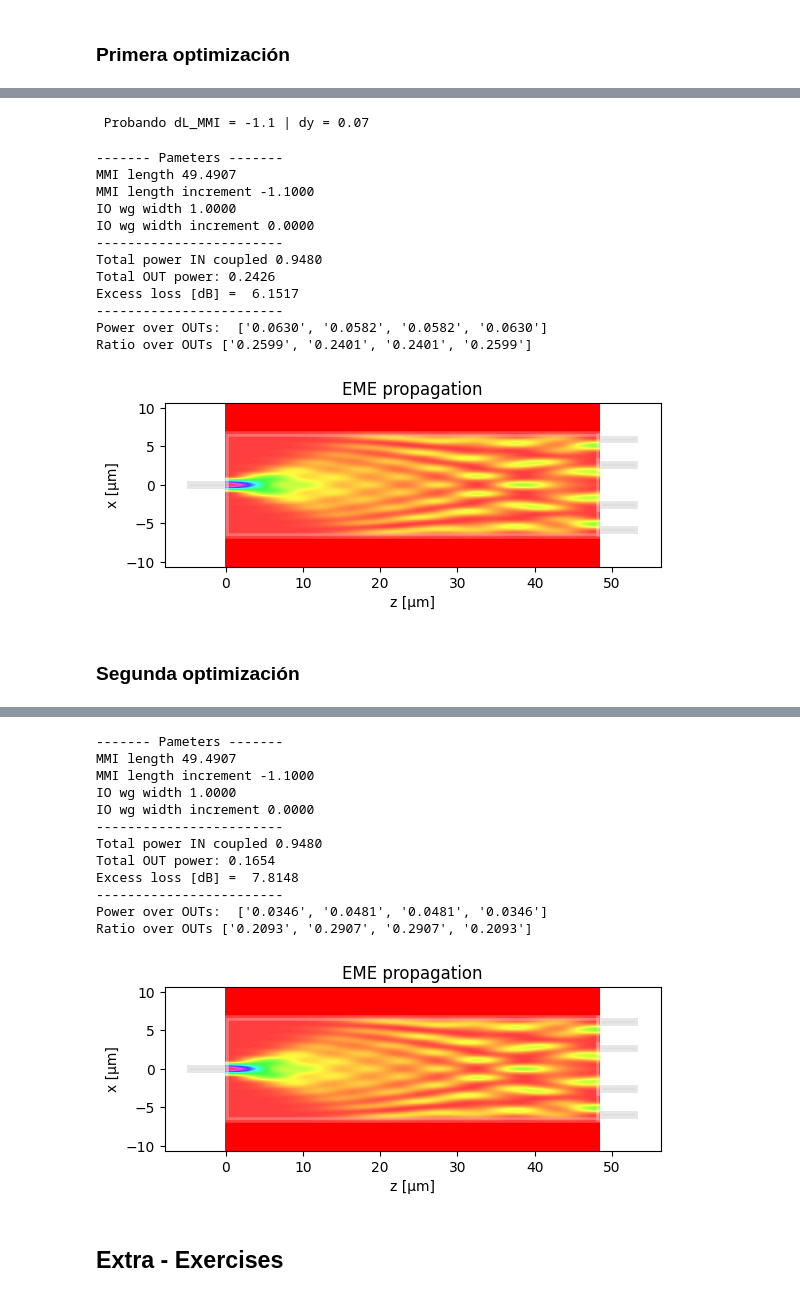
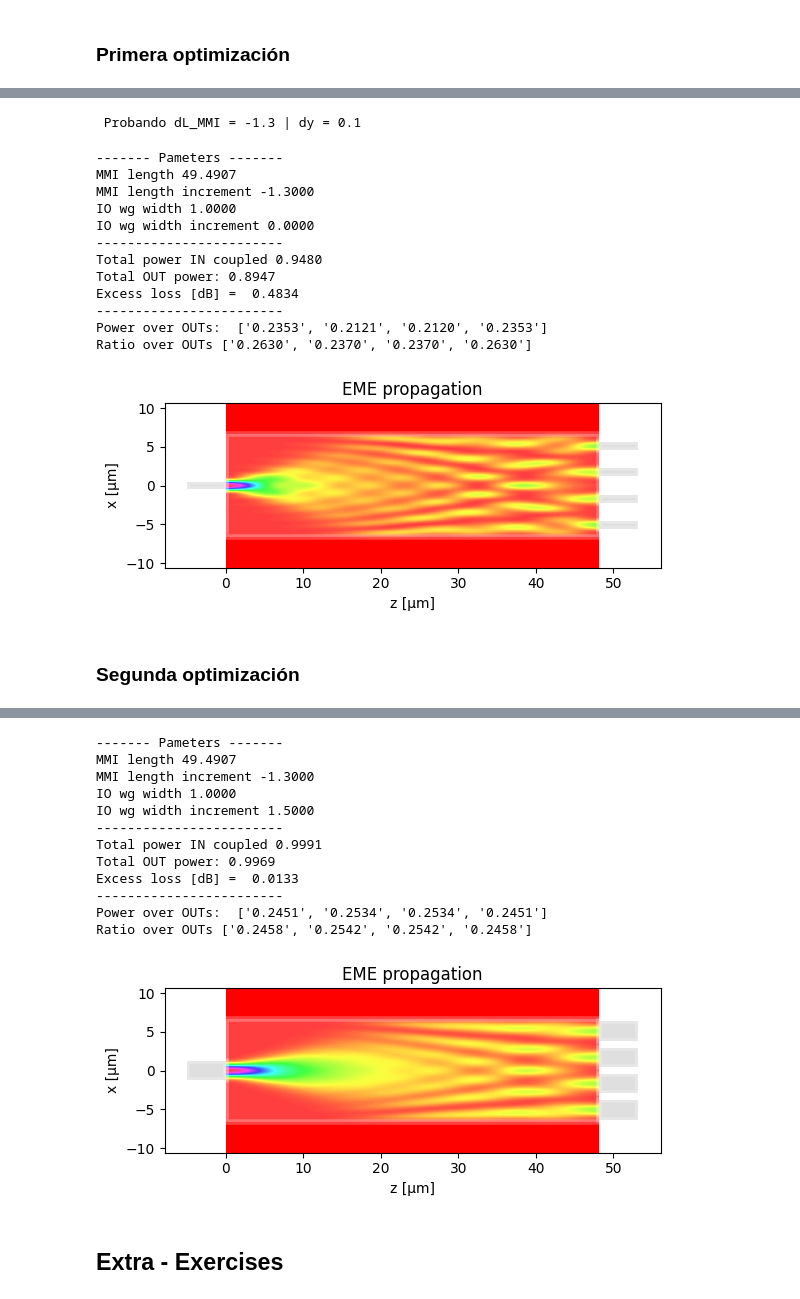
Before and after one commit to snacmuo/pic-upv-lab2, a Jupyter notebook: COUPLERS_Student.ipynb, the cells around one changed output, grey strips where cells are left out. Cells and saved outputs as stored; diff of their text form; code cells hidden in the pictures.

```diff
--- a/COUPLERS_Student.ipynb
+++ b/COUPLERS_Student.ipynb
@@ -1348,43 +1348,43 @@ L_pi =  263.95027837544916  µm
 # %%
-dl = -1.1
-dy = 0.07
+dl = -1.3
+dy = 0.1
 
 print(f"\n Probando dL_MMI = {dl} | dy = {dy}")
 
 m.IN_WVG_positions = np.array([0])
-m.OUT_WVG_positions = mmi_Width * np.array([-3/8, -1/8, 1/8, 3/8] + np.array([-dy,-dy, dy, dy]))
+m.OUT_WVG_positions = mmi_Width * np.array([-3/8, -1/8, 1/8, 3/8]) + np.array([-1.5*dy,-0.5*dy, 0.5*dy, 1.5*dy])
 
 m.L_MMI = 3*L_pi/16
 m.dL_MMI = dl
 
 m.propagation()
 # %% [output]
- Probando dL_MMI = -1.1 | dy = 0.07
+ Probando dL_MMI = -1.3 | dy = 0.1
 ------- Pameters -------
 MMI length 49.4907
-MMI length increment -1.1000
+MMI length increment -1.3000
 IO wg width 1.0000
 IO wg width increment 0.0000
 ------------------------
 Total power IN coupled 0.9480
-Total OUT power: 0.2426
-Excess loss [dB] =  6.1517
+Total OUT power: 0.8947
+Excess loss [dB] =  0.4834
 ------------------------
-Power over OUTs:  ['0.0630', '0.0582', '0.0582', '0.0630']
-Ratio over OUTs ['0.2599', '0.2401', '0.2401', '0.2599']
+Power over OUTs:  ['0.2353', '0.2121', '0.2120', '0.2353']
+Ratio over OUTs ['0.2630', '0.2370', '0.2370', '0.2630']
 [figure]
 # %% [markdown]
 ### Segunda optimización
 # %%
-dl = -1.1
-dy = 0.07
+dl = -1.3
+dy = 0.1
 dw = 1.5
 
 mmi_Width = 13.2
 
 m = MMI_EME()
 m.MMI_width = mmi_Width
-m.MMI_width_dw = dw
+m.wg_width_dw = dw
 m.MMI_num_modes = 30
 
 m.find_all_modes()
@@ -1398,7 +1398,7 @@ m.n_OUT = 4
 print(f"\n Probando dL_MMI = {dl} | dy = {dy} | dw = {dw} ---")
 
 m.IN_WVG_positions = np.array([0])
-m.OUT_WVG_positions = (mmi_Width + 0.35) * np.array([-3/8, -1/8, 1/8, 3/8] + np.array([-dy,-dy, dy, dy]))
+m.OUT_WVG_positions = mmi_Width * np.array([-3/8, -1/8, 1/8, 3/8]) + np.array([-1.5*dy,-0.5*dy, 0.5*dy, 1.5*dy])
 
 m.L_MMI = 3*L_pi/16
 m.dL_MMI = dl
@@ -1411,16 +1411,16 @@ L_pi =  263.9502783752895  µm
 ------- Pameters -------
 MMI length 49.4907
-MMI length increment -1.1000
+MMI length increment -1.3000
 IO wg width 1.0000
-IO wg width increment 0.0000
+IO wg width increment 1.5000
 ------------------------
-Total power IN coupled 0.9480
-Total OUT power: 0.1654
-Excess loss [dB] =  7.8148
+Total power IN coupled 0.9991
+Total OUT power: 0.9969
+Excess loss [dB] =  0.0133
 ------------------------
-Power over OUTs:  ['0.0346', '0.0481', '0.0481', '0.0346']
-Ratio over OUTs ['0.2093', '0.2907', '0.2907', '0.2093']
+Power over OUTs:  ['0.2451', '0.2534', '0.2534', '0.2451']
+Ratio over OUTs ['0.2458', '0.2542', '0.2542', '0.2458']
-[figure, old version]
+[figure, new version]
 # %% [markdown]
 ## Extra - Exercises
 # %% [markdown]
```
Also changed, not shown: parts of 3 cells of this notebook, 1 other file.
